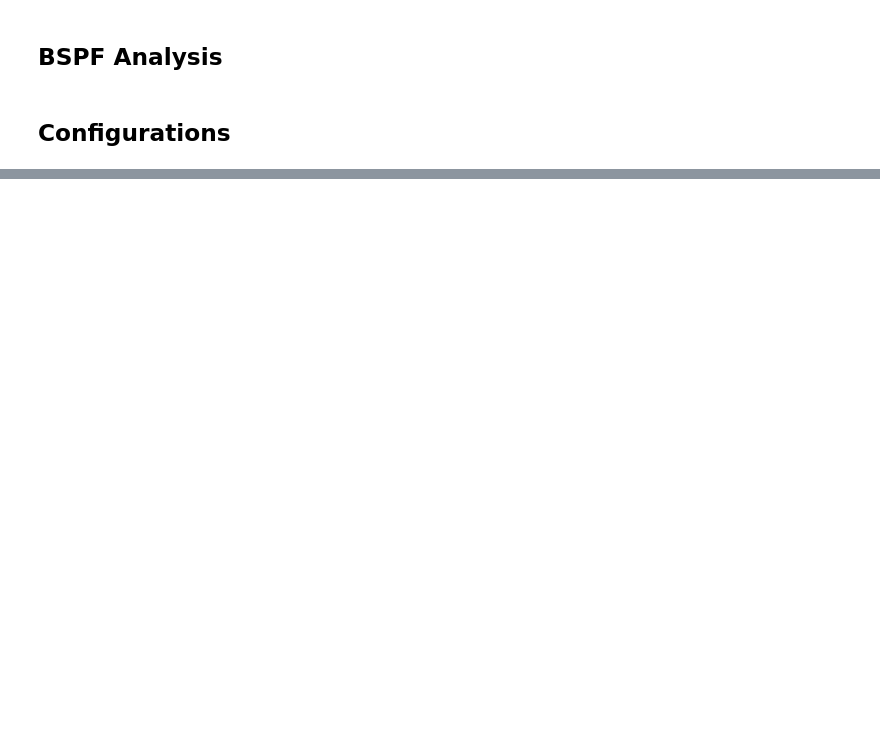
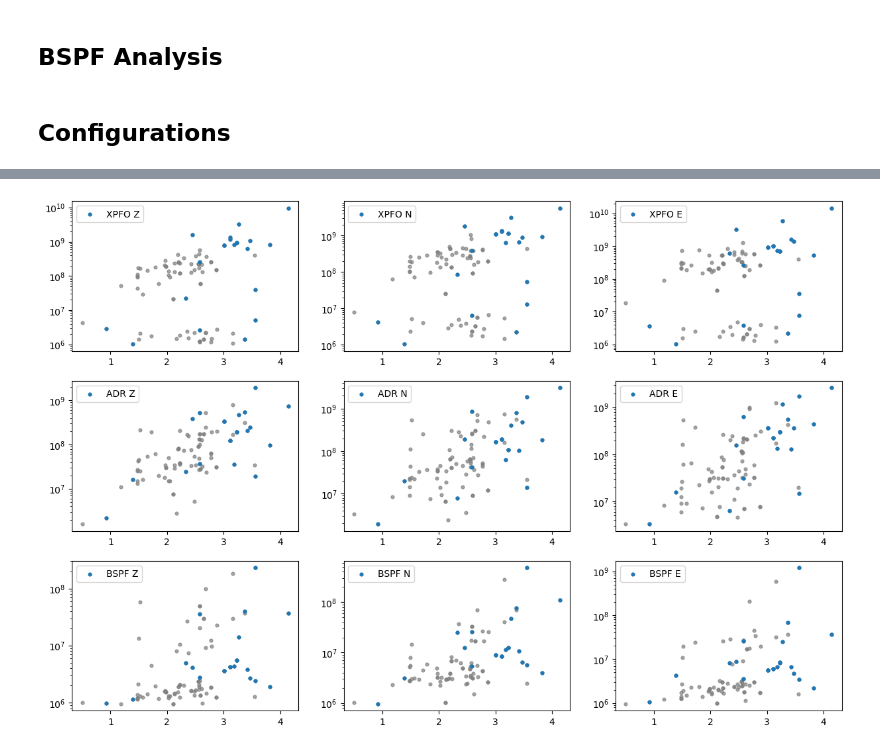
Before and after one commit to andbrocode/notebooks2, a Jupyter notebook: BSPF/BSPF_Analysis.ipynb, the cells around one changed output, grey strips where cells are left out. Saved outputs shown, nothing was run; the diff lists cells and outputs as text; code cells hidden in the pictures; blank space fills up the shorter version.

```diff
--- a/BSPF/BSPF_Analysis.ipynb
+++ b/BSPF/BSPF_Analysis.ipynb
@@ -52,0 +219,4 @@ data
+# %%
+__makeplot_mag_snr()
+# %% [output]
+[figure, added]
```
Also changed, not shown: parts of 16 cells of this notebook, 7 other files.
